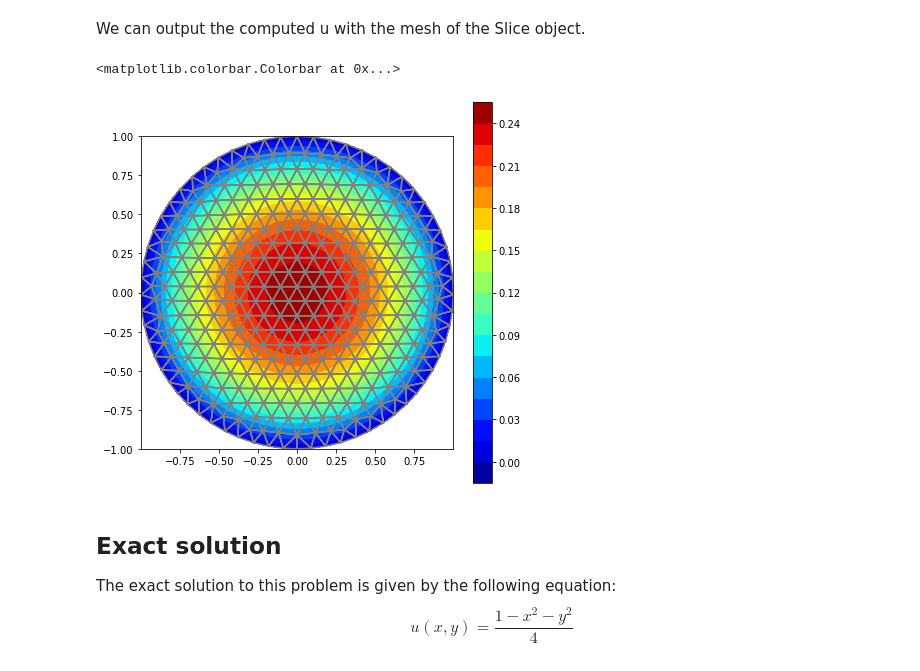
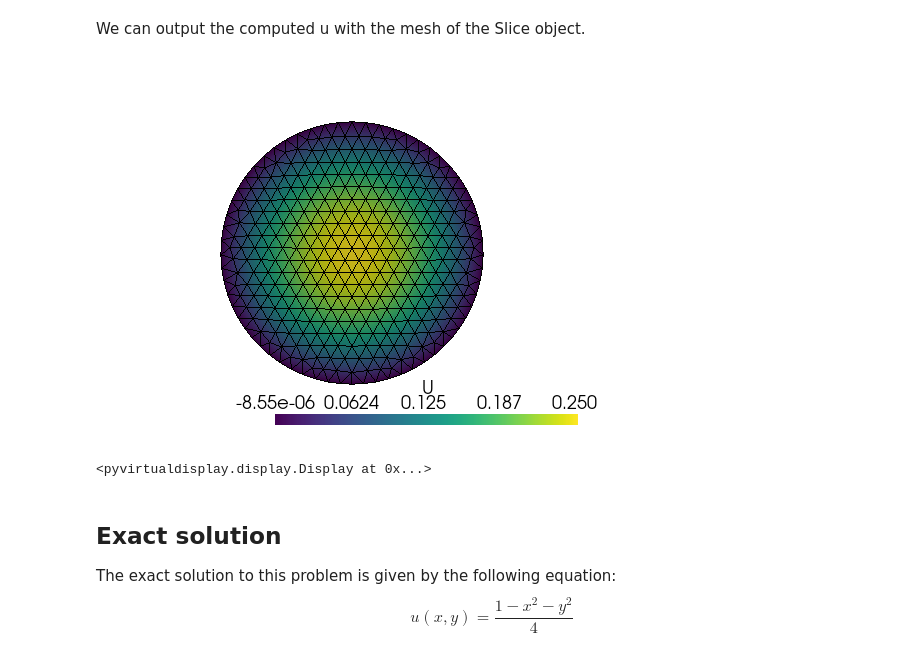
Before and after one commit to tkoyama010/awesome-getfem, a Jupyter notebook: doc/demo_unit_disk.ipynb, the cells around one changed output. Drawn from its saved outputs; the diff is of its cells as text; code cells hidden in the pictures.

```diff
--- a/doc/demo_unit_disk.ipynb
+++ b/doc/demo_unit_disk.ipynb
@@ -172,16 +164,17 @@ point_data = reader.point_data["U"]
-# %%
-from matplotlib.pyplot import figure
-
-figure = figure(figsize=(7, 7))
-axes = figure.add_subplot(aspect="equal")
-axes.triplot(points[:, 0], points[:, 1], cells, color="gray")
-contour = axes.tricontourf(
-    points[:, 0], points[:, 1], cells, point_data, 16, cmap="jet"
-)
-figure.colorbar(contour)
-# %% [output]
-<matplotlib.colorbar.Colorbar at 0x...>
-[figure, removed]
+# %%
+sl.export_to_vtk("u.vtk", "ascii", mfu, U, "U")
+
+display = Display(visible=0, size=(1280, 1024))
+display.start()
+p = pv.Plotter()
+m = pv.read("u.vtk")
+p.add_mesh(m, show_edges=True)
+pts = m.points
+p.show(window_size=[512, 384], cpos="xy")
+display.stop()
+# %% [output]
+[figure, added]
+<pyvirtualdisplay.display.Display at 0x...>
 # %% [markdown]
 ## Exact solution
 
```
Also changed, not shown: parts of 5 cells of this notebook.
